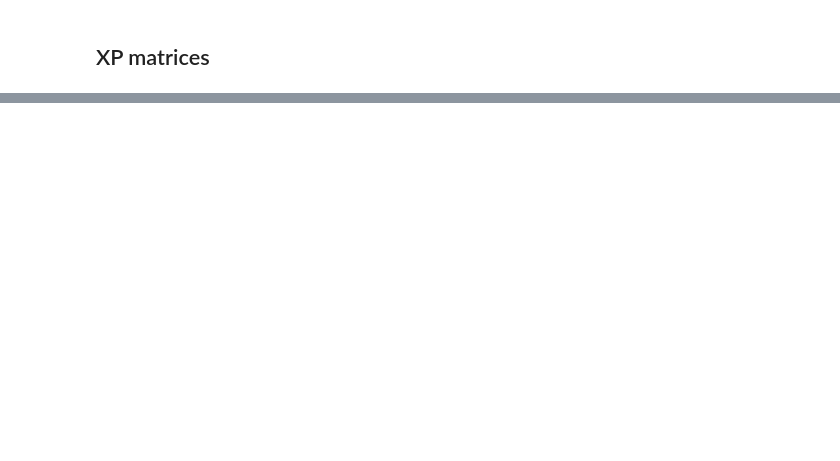
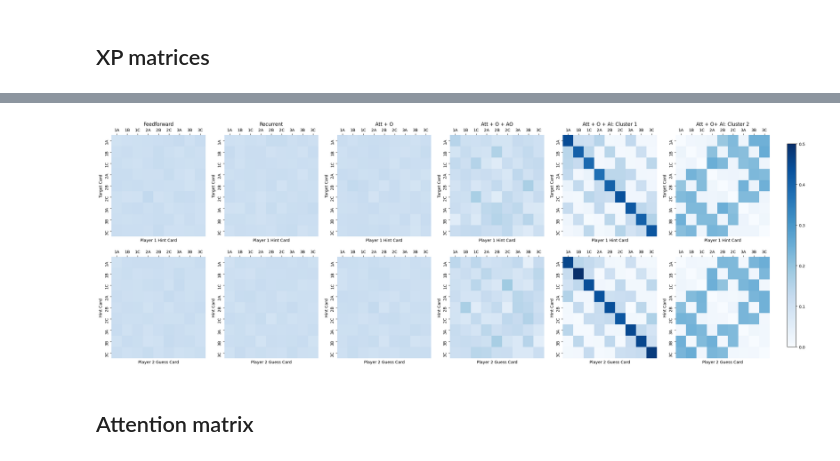
Before and after one commit to mingweima/hintplaygame, a Jupyter notebook: diff_hand_experiments.ipynb, the cells around one changed output, grey strips where cells are left out. Cells and saved outputs as stored; diff of their text form; code cells hidden in the pictures; blank space fills up the shorter version.

```diff
--- a/diff_hand_experiments.ipynb
+++ b/diff_hand_experiments.ipynb
@@ -9,7 +9,7 @@ import glob
 import os
 # %%
 models = ['FF', 'LSTM', 'Att1', 'Att2', 'Att3', ]
-model_names = ['Feed Forward', 'LSTM', 'Attention for Obs', 'Attention for Obs+Action', 'Attention+Action-', ]
+model_names = ['Feedforward', 'Recurrent', 'Att + O', 'Att + O + AO', 'Att + O + AI', ]
 # %%
 res_groups = {}
 for model in models:
@@ -218,0 +267,66 @@ plt.show()
+# %%
+mpt_att3_c = pd.read_csv('sample/marginal/mp_targethint_Att3-C_6_1000.csv', index_col=0)
+mpt_att3_f = pd.read_csv('sample/marginal/mp_targethint_Att3-F_11_1000.csv', index_col=0)
+mpt_ff = pd.read_csv('sample/marginal/mp_targethint_FF_20_1000.csv', index_col=0)
+mpt_att1 = pd.read_csv('sample/marginal/mp_targethint_Att1_19_1000.csv', index_col=0)
+mpt_att2 = pd.read_csv('sample/marginal/mp_targethint_Att2_19_1000.csv', index_col=0)
+mpt_lstm = pd.read_csv('sample/marginal/mp_targethint_LSTM_20_1000.csv', index_col=0)
+
+
+
+mph_att3_c = pd.read_csv('sample/marginal/mp_hintplay_Att3-C_6_1000.csv', index_col=0)
+mph_att3_f = pd.read_csv('sample/marginal/mp_hintplay_Att3-F_11_1000.csv', index_col=0)
+mph_ff = pd.read_csv('sample/marginal/mp_hintplay_FF_20_1000.csv', index_col=0)
+mph_att1 = pd.read_csv('sample/marginal/mp_hintplay_Att1_19_1000.csv', index_col=0)
+mph_att2 = pd.read_csv('sample/marginal/mp_hintplay_Att2_19_1000.csv', index_col=0)
+mph_lstm = pd.read_csv('sample/marginal/mp_hintplay_LSTM_20_1000.csv', index_col=0)
+# %%
+fig, axs = plt.subplots(ncols=6, nrows=2, gridspec_kw=dict(width_ratios=[4,4,4,4,4,4,], height_ratios=[1,1]), figsize=(30,10))
+
+#cmap = "YlGnBu"
+cmap = "Blues"
+
+sample_mp_agents = ['Feedforward', 'Recurrent', 'Att + O', 'Att + O + AO',
+                    'Att + O + AI: Cluster 1', 'Att + O+ AI: Cluster 2']
+
+vmax = 0.5
+vmin = 0
+
+sns.heatmap(mpt_ff, cbar=False, ax=axs[0][0], cmap=cmap, vmax=vmax, vmin=0)
+sns.heatmap(mpt_lstm, cbar=False, ax=axs[0][1], cmap=cmap, vmax=vmax, vmin=0)
+sns.heatmap(mpt_att1, cbar=False, ax=axs[0][2], cmap=cmap, vmax=vmax, vmin=0)
+sns.heatmap(mpt_att2, cbar=False, ax=axs[0][3], cmap=cmap, vmax=vmax, vmin=0)
+sns.heatmap(mpt_att3_c, cbar=False, ax=axs[0][4], cmap=cmap, vmax=vmax, vmin=0)
+sns.heatmap(mpt_att3_f, cbar=False, ax=axs[0][5], cmap=cmap, vmax=vmax, vmin=0)
+
+
+sns.heatmap(mph_ff, cbar=False, ax=axs[1][0], cmap=cmap, vmax=vmax, vmin=0)
+sns.heatmap(mph_lstm, cbar=False, ax=axs[1][1], cmap=cmap, vmax=vmax, vmin=0)
+sns.heatmap(mph_att1, cbar=False, ax=axs[1][2], cmap=cmap, vmax=vmax, vmin=0)
+sns.heatmap(mph_att2, cbar=False, ax=axs[1][3], cmap=cmap, vmax=vmax, vmin=0)
+sns.heatmap(mph_att3_c, cbar=False, ax=axs[1][4], cmap=cmap, vmax=vmax, vmin=0)
+sns.heatmap(mph_att3_f, cbar=False, ax=axs[1][5], cmap=cmap, vmax=vmax, vmin=0)
+
+
+fig.subplots_adjust(right=0.88)
+cbar_ax = fig.add_axes([0.9, 0.15, 0.01, 0.7])
+fig.colorbar(axs[0][4].collections[0], cax=cbar_ax)
+
+
+for i in range(6):
+    axs[0][i].set_ylabel('Target Card')
+    axs[0][i].set_xlabel('Player 1 Hint Card')
+    axs[0][i].title.set_text(sample_mp_agents[i])
+    axs[0][i].xaxis.tick_top()
+
+for i in range(6):
+    axs[1][i].set_ylabel('Hint Card')
+    axs[1][i].set_xlabel('Player 2 Guess Card')
+    axs[1][i].xaxis.tick_top()
+
+plt.savefig('mp.pdf')
+plt.show()
+# %% [output]
+[figure, added]
+# %% [markdown]
+## Attention matrix
```
Also changed, not shown: parts of 19 cells of this notebook, 11 other files.
